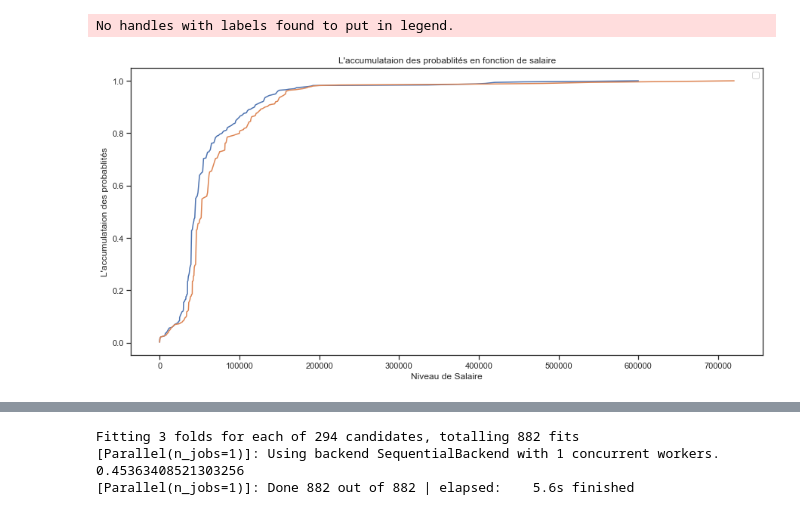
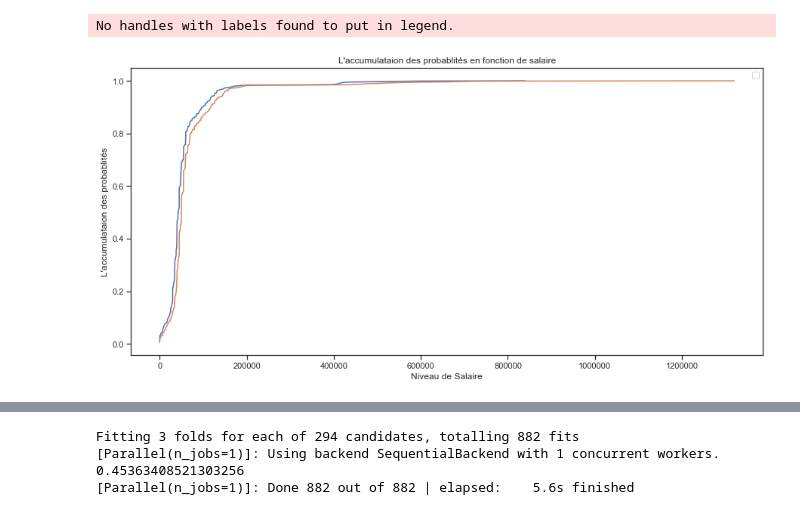
Before and after one commit to yanggautier/Projet_Classification_Salaire, a Jupyter notebook: Proprocessing.ipynb, the cells around one changed output, grey strips where cells are left out. Drawn from its saved outputs; the diff is of its cells as text; code cells hidden in the pictures.

```diff
--- a/Proprocessing.ipynb
+++ b/Proprocessing.ipynb
@@ -281,0 +238,16 @@ p2 = sns.kdeplot(df['Salaire maximum par an'])
+# %%
+# Supprimela colonne ['Type de contrat']  dont on n'a pas besoin
+try:
+    df.drop('Contrat', axis=1, inplace=True)
+except:
+    pass
+
+
+# Supprimela colonne ['SalaryExtract']  dont on n'a plus besoin
+try:
+    df.drop('SalaryExtract', axis=1, inplace=True)
+except:
+    pass
+
+# Supprimer les lignes doublants
+df = df.drop_duplicates()
@@ -282,28 +275,29 @@ p2 = sns.kdeplot(df['Salaire maximum par an'])
+# %%
+min_salaire = pd.DataFrame(df['Salaire minimum par an'].value_counts().sort_index()/len(df))
+max_salaire = pd.DataFrame(df['Salaire maximum par an'].value_counts().sort_index()/len(df))
+
+proba_accru_min  = [min_salaire.iloc[0][0]]
+proba_accru_max  = [max_salaire.iloc[0][0]]
+# %%
+
+for i in range(1,min_salaire.shape[0]):
+    proba_accru_min.append(proba_accru_min[-1] + min_salaire.iloc[i][0])
+for j in range(1,max_salaire.shape[0]):
+    proba_accru_max.append(proba_accru_max[-1] + max_salaire.iloc[j][0])
 # %%
-min_salaire = pd.DataFrame(df['Salaire minimum par an'].value_counts().sort_index()/len(df))
-min_salaire.columns=['Proba']
-
-max_salaire = pd.DataFrame(df['Salaire maximum par an'].value_counts().sort_index()/len(df))
-max_salaire.columns=['Proba']
-
-proba_accru = [min_salaire.iloc[0]['Proba']]
-
-for i in range(1,min_salaire.shape[0]):
-    proba_accru.append(proba_accru[-1] + min_salaire.iloc[i]['Proba'])
-
 fig= plt.figure(figsize=(15,7))
 
-p1 = plt.plot(min_salaire.index, proba_accru)
-p2 = plt.plot(max_salaire.index, proba_accru)
+p1 = plt.plot(min_salaire.index, proba_accru_min)
+p2 = plt.plot(max_salaire.index, proba_accru_max)
 
 plt.title('L\'accumulataion des probablités en fonction de salaire')
 plt.xlabel('Niveau de Salaire')
 plt.ylabel('L\'accumulataion des probablités')
 plt.legend()
 plt.show()
 # %% [output]
 No handles with labels found to put in legend.
-[figure, old version]
+[figure, new version]
 # %%
 df['Classe de salaire par an'] = np.nan
 df = df.apply(lambda row: put_class_salaire(row, separe_quantile(df,5)), axis=1)
```
Also changed, not shown: parts of 17 cells of this notebook, 11 other files.
